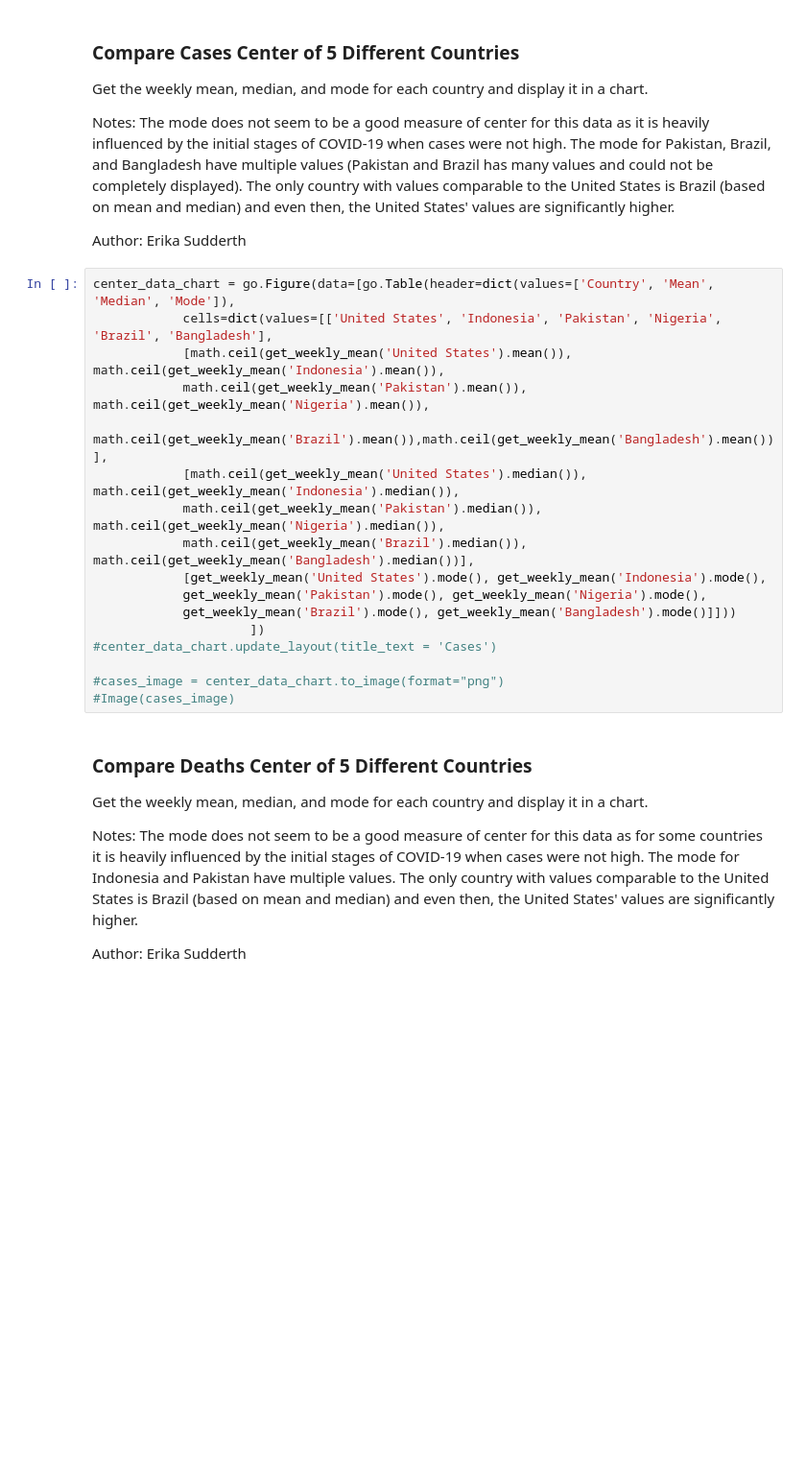
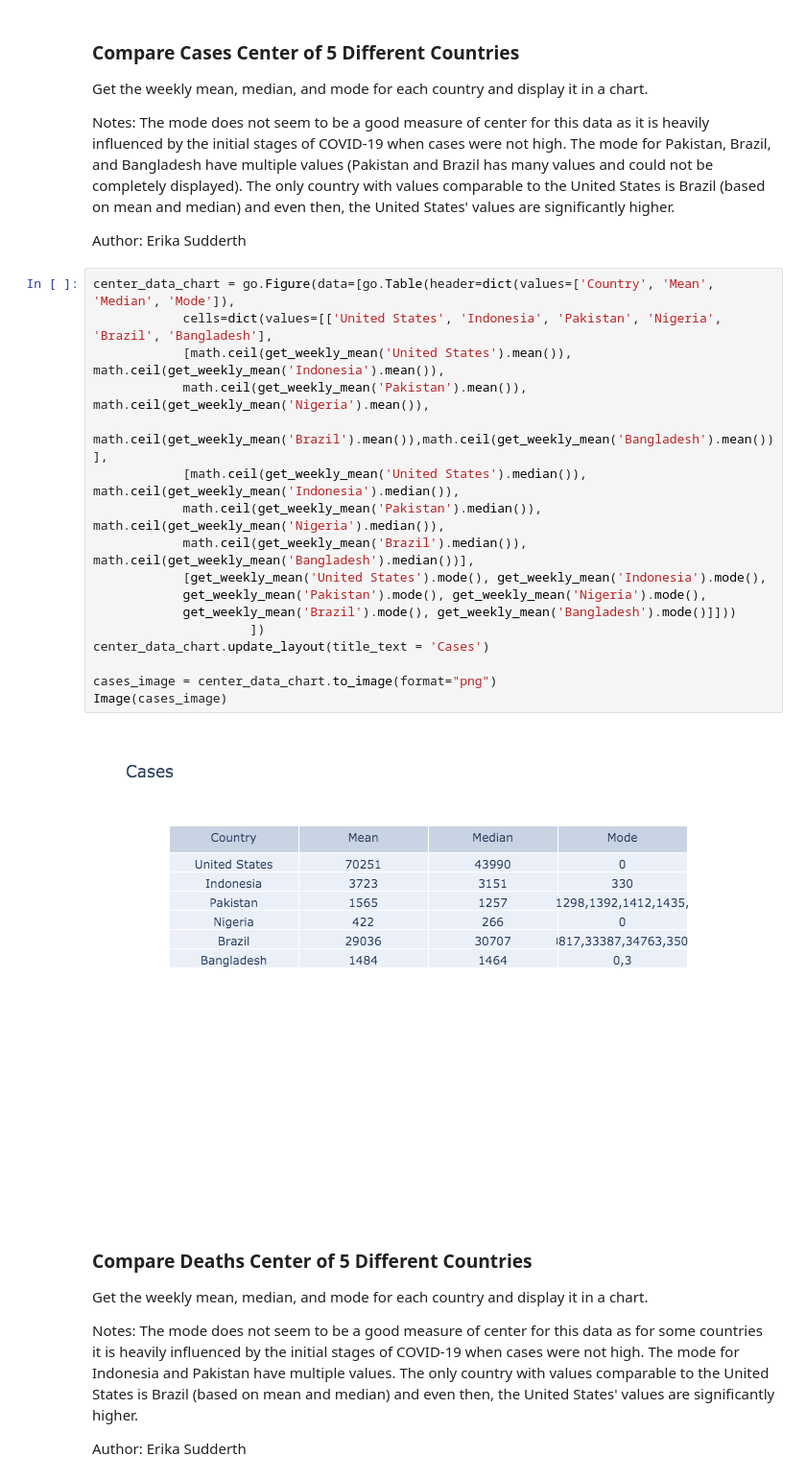
Before and after one commit to UNCG-CSE/SP-21_COVID-Team_4, a Jupyter notebook: src/team/stage_II/stage_II.ipynb, the cells around one changed output. Shown at 96% size. Drawn from its saved outputs; the diff is of its cells as text; blank space fills up the shorter version.

```diff
--- a/src/team/stage_II/stage_II.ipynb
+++ b/src/team/stage_II/stage_II.ipynb
@@ -151,20 +151,22 @@ Author: Erika Sudderth
 # %%
 center_data_chart = go.Figure(data=[go.Table(header=dict(values=['Country', 'Mean', 'Median', 'Mode']),
             cells=dict(values=[['United States', 'Indonesia', 'Pakistan', 'Nigeria', 'Brazil', 'Bangladesh'],
             [math.ceil(get_weekly_mean('United States').mean()), math.ceil(get_weekly_mean('Indonesia').mean()),
             math.ceil(get_weekly_mean('Pakistan').mean()), math.ceil(get_weekly_mean('Nigeria').mean()),
             math.ceil(get_weekly_mean('Brazil').mean()),math.ceil(get_weekly_mean('Bangladesh').mean())],
             [math.ceil(get_weekly_mean('United States').median()), math.ceil(get_weekly_mean('Indonesia').median()),
             math.ceil(get_weekly_mean('Pakistan').median()), math.ceil(get_weekly_mean('Nigeria').median()),
             math.ceil(get_weekly_mean('Brazil').median()), math.ceil(get_weekly_mean('Bangladesh').median())],
             [get_weekly_mean('United States').mode(), get_weekly_mean('Indonesia').mode(),
             get_weekly_mean('Pakistan').mode(), get_weekly_mean('Nigeria').mode(),
             get_weekly_mean('Brazil').mode(), get_weekly_mean('Bangladesh').mode()]]))
                      ])
-#center_data_chart.update_layout(title_text = 'Cases')
+center_data_chart.update_layout(title_text = 'Cases')
 
-#cases_image = center_data_chart.to_image(format="png")
-#Image(cases_image)
+cases_image = center_data_chart.to_image(format="png")
+Image(cases_image)
+# %% [output]
+[figure, added]
 # %% [markdown]
 ### Compare Deaths Center of 5 Different Countries
 Get the weekly mean, median, and mode for each country and display it in a chart.
```
Also changed, not shown: parts of 7 cells of this notebook, 1 other file.
